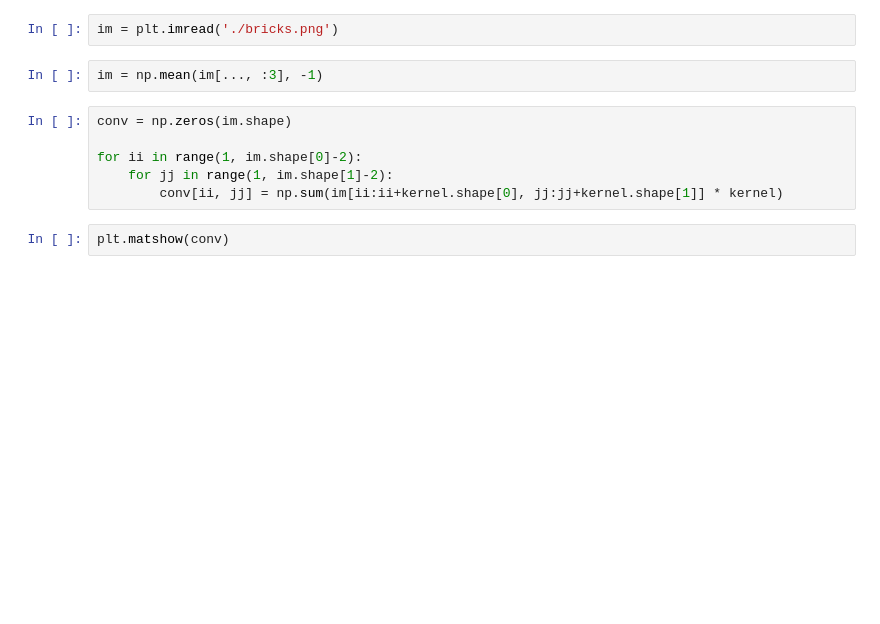
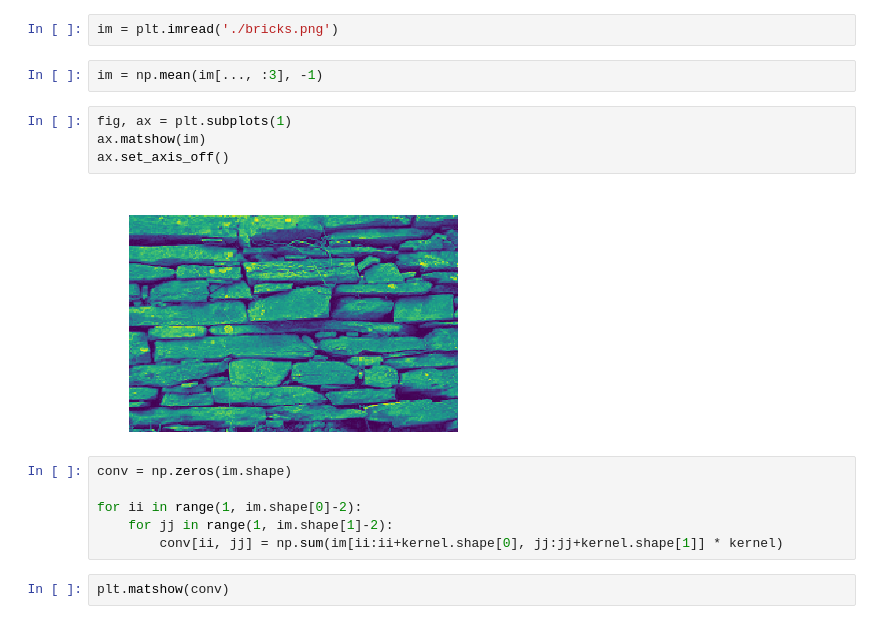
Before and after one commit to arokem/conv-nets, a Jupyter notebook: 004-convolutions.ipynb, the cells around one changed output. Saved outputs shown, nothing was run; the diff lists cells and outputs as text; blank space fills up the shorter version.

```diff
--- a/004-convolutions.ipynb
+++ b/004-convolutions.ipynb
@@ -53,6 +53,12 @@ _ = plot_with_annot(result)
 im = plt.imread('./bricks.png')
 # %%
 im = np.mean(im[..., :3], -1)
+# %%
+fig, ax = plt.subplots(1)
+ax.matshow(im)
+ax.set_axis_off()
+# %% [output]
+[figure, added]
 # %%
 conv = np.zeros(im.shape)
 
```
Also changed, not shown: parts of 3 cells of this notebook, 1 other file.
